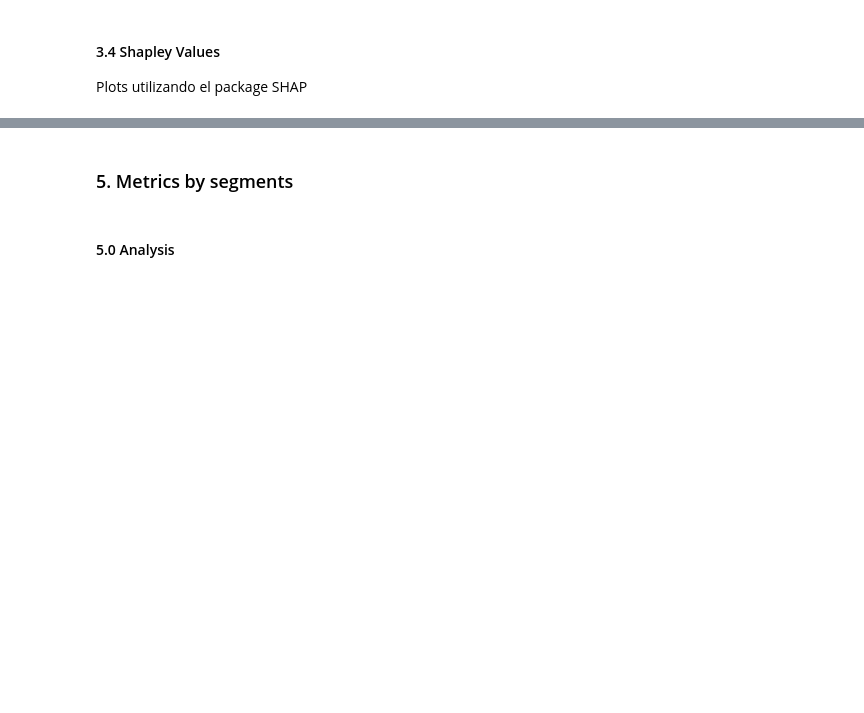
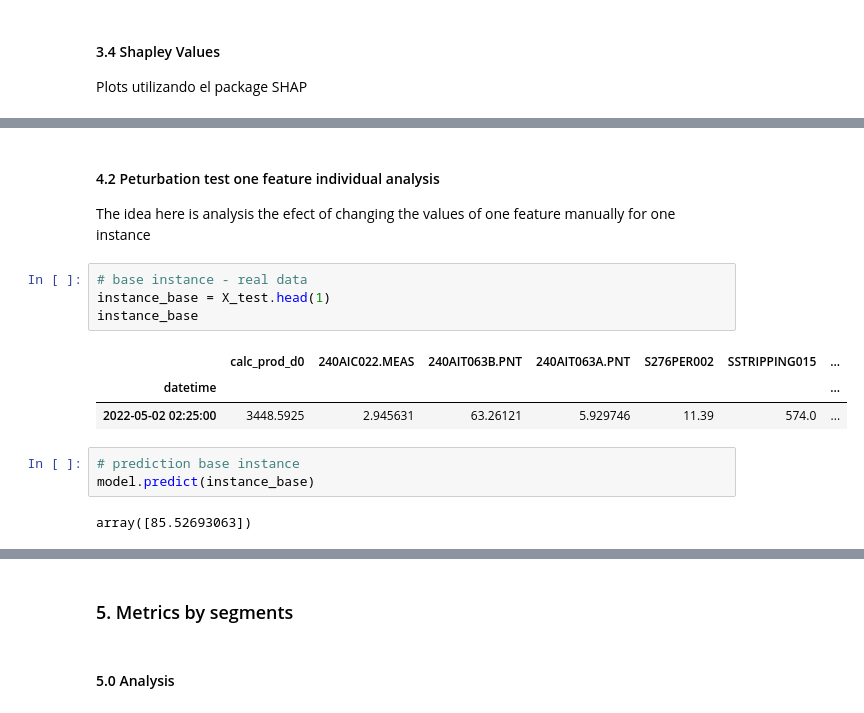
Before and after one commit to joseortegalabra/Optimization-Industrial-Process-Advanced, a Jupyter notebook: 5_offline_evaluation_ml/2_d0eop_blancura.ipynb, the cells around one changed output, grey strips where cells are left out. Cells and saved outputs as stored; diff of their text form; blank space fills up the shorter version.

Commit message:
jo/offline evaluation ml models

```diff
--- a/5_offline_evaluation_ml/2_d0eop_blancura.ipynb
+++ b/5_offline_evaluation_ml/2_d0eop_blancura.ipynb
@@ -604,0 +691,16 @@ Plots utilizando el package SHAP
+# %% [markdown]
+#### 4.2 Peturbation test one feature individual analysis
+The idea here is analysis the efect of changing the values of one feature manually for one instance
+# %%
+# base instance - real data
+instance_base = X_test.head(1)
+instance_base
+# %% [output]
+|  | calc_prod_d0 | 240AIC022.MEAS | 240AIT063B.PNT | 240AIT063A.PNT | S276PER002 | SSTRIPPING015 | ... |
+| datetime |  |  |  |  |  |  | ... |
+| 2022-05-02 02:25:00 | 3448.5925 | 2.945631 | 63.26121 | 5.929746 | 11.39 | 574.0 | ... |
+# %%
+# prediction base instance
+model.predict(instance_base)
+# %% [output]
+array([85.52693063])
```
Also changed, not shown: parts of 22 cells of this notebook.
